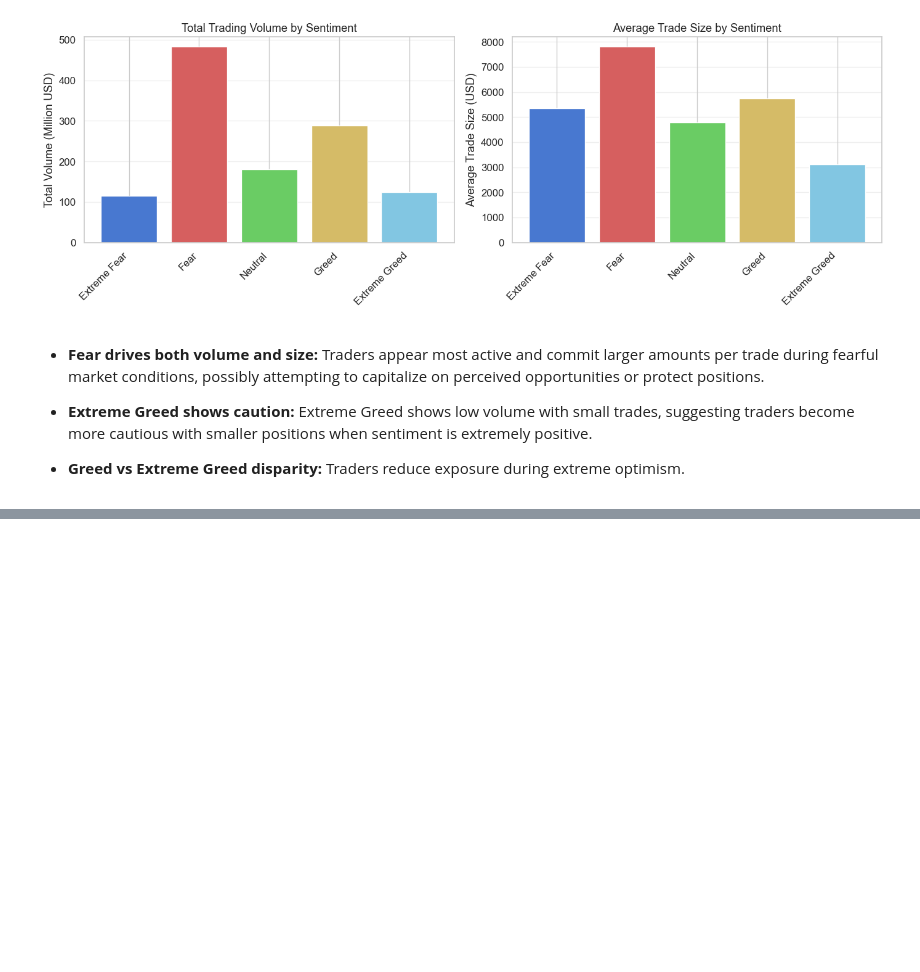
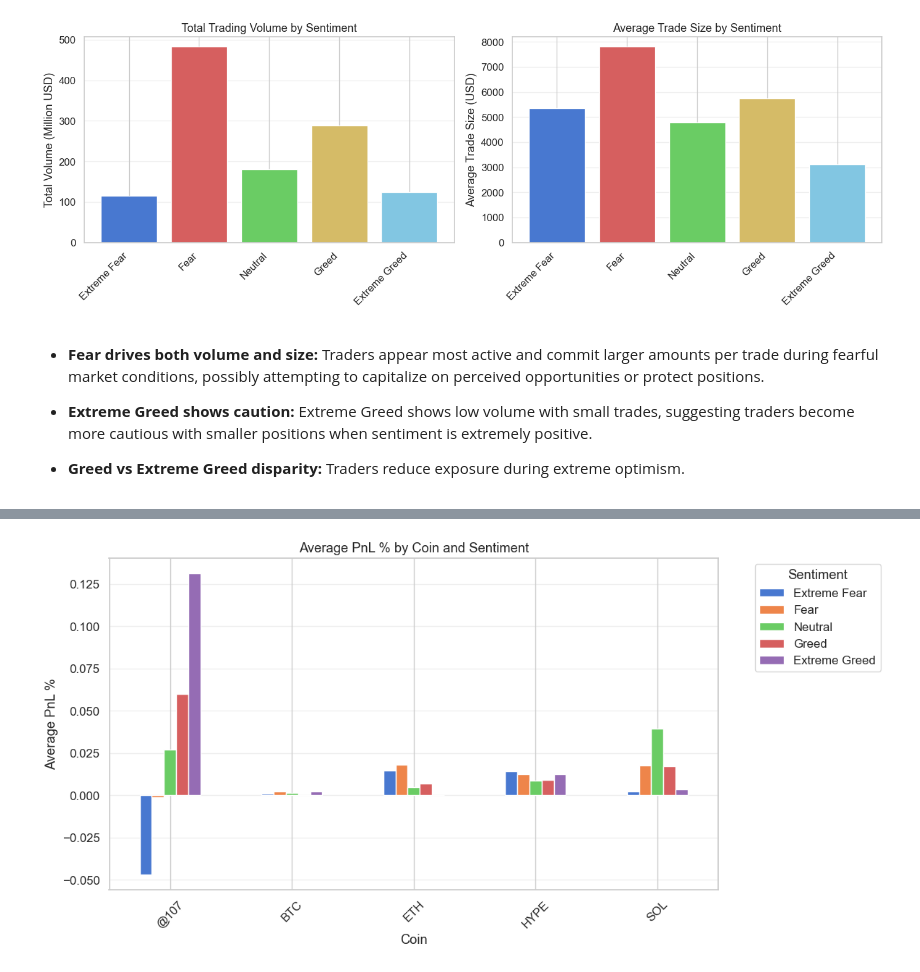
Before and after one commit to amruthaparola/trader-behavior-insights, a Jupyter notebook: ds_amrutha_parola/Trader_Sentiment_Analysis.ipynb, the cells around one changed output, grey strips where cells are left out. Saved outputs shown, nothing was run; the diff lists cells and outputs as text; code cells hidden in the pictures; blank space fills up the shorter version.

```diff
--- a/ds_amrutha_parola/Trader_Sentiment_Analysis.ipynb
+++ b/ds_amrutha_parola/Trader_Sentiment_Analysis.ipynb
@@ -403,0 +589,17 @@ plt.show()
+# %%
+# Top traded coins
+top_coins = merged_df['coin'].value_counts().head(10)
+print("\nTop 10 Most Traded Coins:")
+display(top_coins)
+
+# Performance by coin and sentiment for top 5
+top_5_coins = top_coins.head(5).index
+coin_sentiment_perf = merged_df[merged_df['coin'].isin(top_5_coins)].groupby(['coin', 'classification']).agg({
+    'pnl_pct': 'mean',
+    'is_profitable': 'mean',
+    'size_usd': 'mean'
+}).round(4)
+
+
+print("\nTop 5 Coins Performance by Sentiment:")
+display(coin_sentiment_perf)
@@ -403,0 +639,17 @@ plt.show()
+# %%
+# Visualize
+fig, ax = plt.subplots(figsize=(12, 6))
+pnl_pivot = merged_df[merged_df['coin'].isin(top_5_coins)].pivot_table(
+    values='pnl_pct', index='coin', columns='classification', aggfunc='mean'
+)
+pnl_pivot[sentiment_order].plot(kind='bar', ax=ax, rot=45)
+ax.set_ylabel('Average PnL %')
+ax.set_xlabel('Coin')
+ax.set_title('Average PnL % by Coin and Sentiment')
+ax.legend(title='Sentiment', bbox_to_anchor=(1.05, 1), loc='upper left')
+ax.grid(axis='y', alpha=0.3)
+plt.tight_layout()
+plt.savefig('outputs/Coin_by_sentiment.png')
+plt.show()
+# %% [output]
+[figure, added]
```
Also changed, not shown: parts of 23 cells of this notebook, 4 other files.
